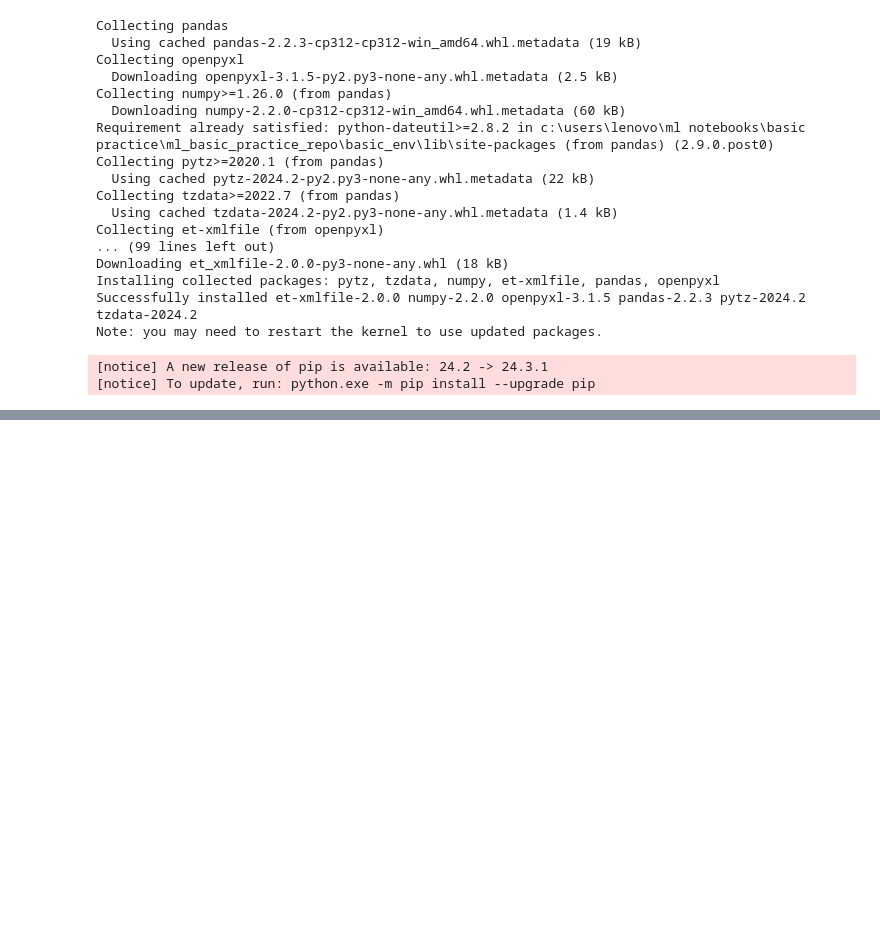
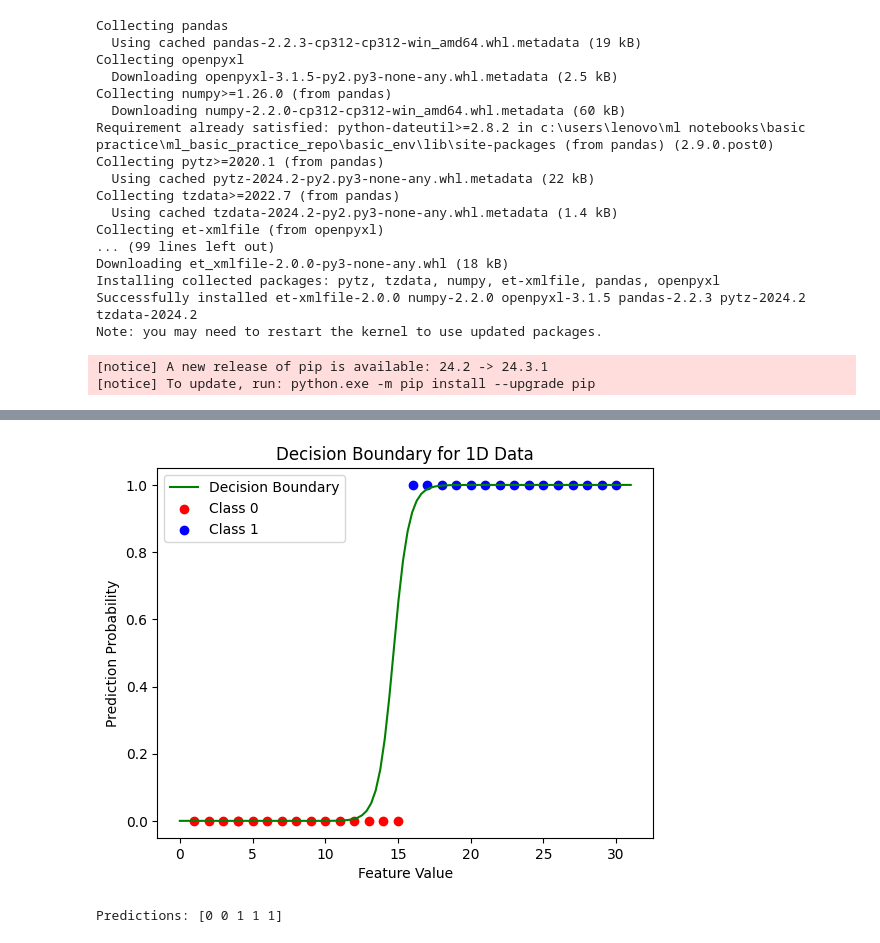
Before and after one commit to Shariar-Mozumder/ML_basic_practice_Repo, a Jupyter notebook: NN.ipynb, the cells around one changed output, grey strips where cells are left out. Cells and saved outputs as stored; diff of their text form; code cells hidden in the pictures; blank space fills up the shorter version.

```diff
--- a/NN.ipynb
+++ b/NN.ipynb
@@ -42,10 +66,12 @@ output_size=1
 
 #initialize weights and bias
 np.random.seed(42)
-W1=np.random.randn(input_size,hidden_size)*0.01
+# W1=np.random.randn(input_size,hidden_size)*0.01
 b1=np.zeros((1,hidden_size))
-W2=np.random.randn(hidden_size,output_size)*0.01
+# W2=np.random.randn(hidden_size,output_size)*0.01
 b2=np.zeros((1,output_size))
+W1 = np.random.randn(input_size, hidden_size) * np.sqrt(2 / input_size)
+W2 = np.random.randn(hidden_size, output_size) * np.sqrt(2 / hidden_size)
 # %%
 X.shape
 # %% [output]
@@ -104,19 +130,19 @@ def update_weights_and_bias(W1,b1,W2,b2,dw1,db1,dw2,db2,learning_rate):
     return W1,b1,W2,b2
 # %%
 # training loop
-learning_rate=0.01
-epochs=10
-print("initial: ",W1,b1,W2,b2)
+learning_rate=0.1
+epochs=10000
+# print("initial: ",W1,b1,W2,b2)
 for epoch in range(epochs):
 
     Z1,A1,Z2,A2=forward_pass(X,W1,b1,W2,b2)
     # print("forward:",A1,A2)
     loss=compute_loss(y,A2)
-    dw1,db1,dw2,db2=back_propagation(X,A2,Z1,A1,Z2,A2,W1,W2)
-    print("gradients:",dw1,db1,dw2,db2)
+    dw1,db1,dw2,db2=back_propagation(X,y,Z1,A1,Z2,A2,W1,W2)
+    # print("gradients:",dw1,db1,dw2,db2)
     W1,b1,W2,b2=update_weights_and_bias(W1,b1,W2,b2,dw1,db1,dw2,db2,learning_rate)
     # Print loss every 100 epochs
-    # if epoch % 100 == 0:
-    print(W1,b1,W2,b2)
-    print(f"Epoch {epoch}, Loss: {loss}")
+    if epoch % 100 == 0:
+    # print(W1,b1,W2,b2)
+        print(f"Epoch {epoch}, Loss: {loss}")
 # %% [output]
@@ -148,0 +193,18 @@ Predictions: [0 1 1 1 1 1 1 1 1 1]
+# %%
+# Generate a range of feature values
+feature_range = np.linspace(X.min() - 1, X.max() + 1, 100).reshape(-1, 1)
+
+# Predict using your trained model
+_, _, _, predictions = forward_pass(feature_range, W1, b1, W2, b2)
+
+# Plot feature values and predictions
+plt.plot(feature_range, predictions, color='green', label='Decision Boundary')
+plt.scatter(X[y.flatten() == 0], y[y.flatten() == 0], color='red', label='Class 0')
+plt.scatter(X[y.flatten() == 1], y[y.flatten() == 1], color='blue', label='Class 1')
+plt.xlabel('Feature Value')
+plt.ylabel('Prediction Probability')
+plt.legend()
+plt.title('Decision Boundary for 1D Data')
+plt.show()
+# %% [output]
+[figure, added]
@@ -148,0 +215,6 @@ Predictions: [0 1 1 1 1 1 1 1 1 1]
+# %%
+# Predict on the test dataset
+predictions = predict(X_test, W1, b1, W2, b2)
+print("Predictions:", predictions.flatten())
+# %% [output]
+Predictions: [0 0 1 1 1]
```
Also changed, not shown: parts of 11 cells of this notebook, 2 other files.
